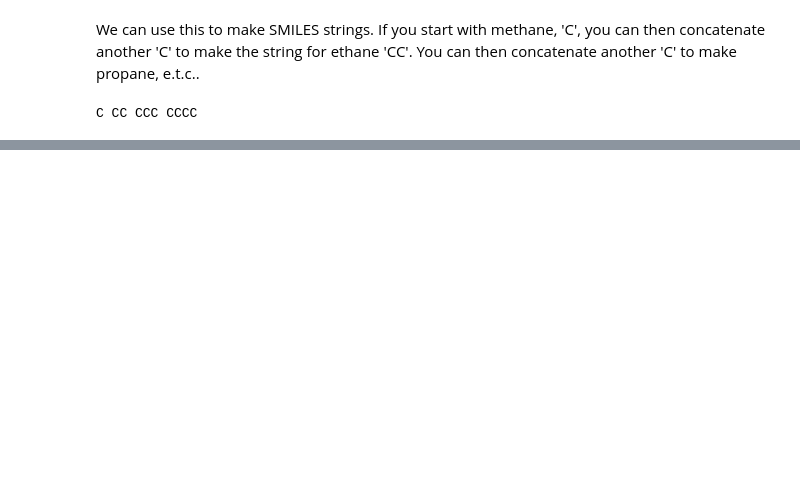
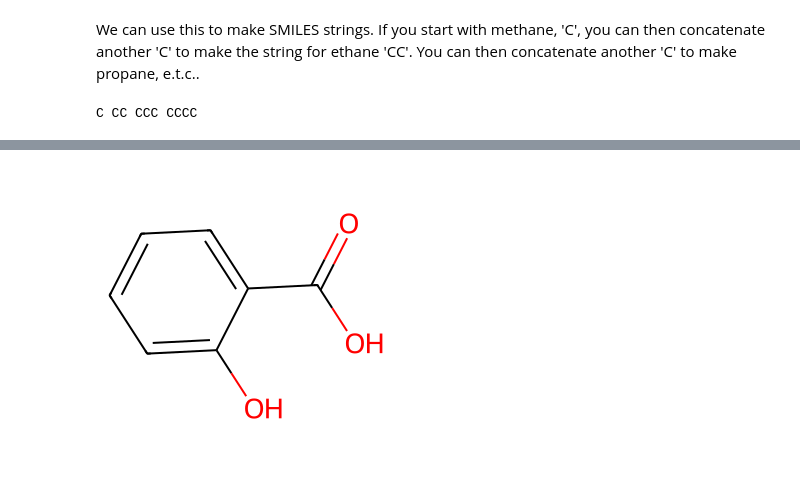
Before and after one commit to jogrundy/Wellington, a Jupyter notebook: Lesson_2_teachers.ipynb, the cells around one changed output, grey strips where cells are left out. Drawn from its saved outputs; the diff is of its cells as text; code cells hidden in the pictures; blank space fills up the shorter version.

```diff
--- a/Lesson_2_teachers.ipynb
+++ b/Lesson_2_teachers.ipynb
@@ -287,0 +298,6 @@ C10H22O 158.17
+# %%
+sal_smiles = asp_smiles[6:]
+sal=Chem.MolFromSmiles(sal_smiles)
+Draw.MolToImage(sal)
+# %% [output]
+[figure, added]
```
Also changed, not shown: parts of 99 cells of this notebook, 1 other file.
